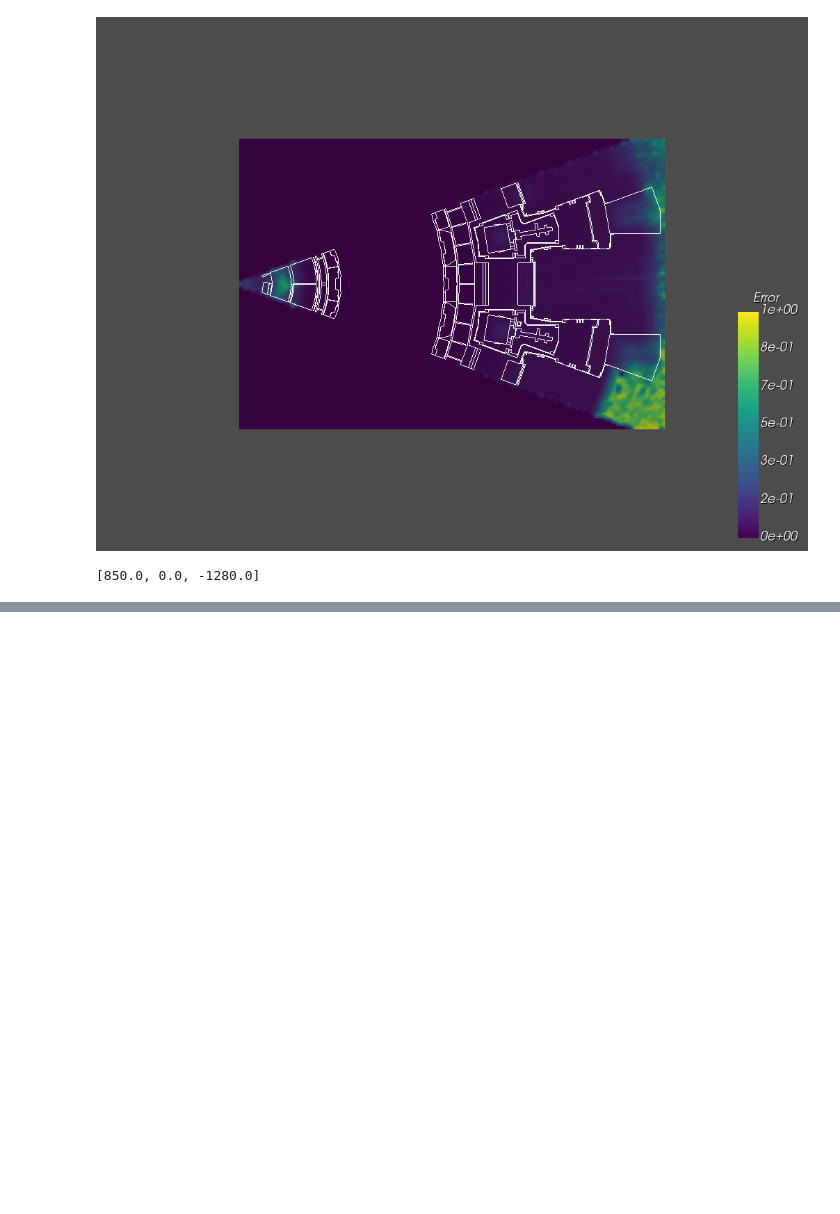
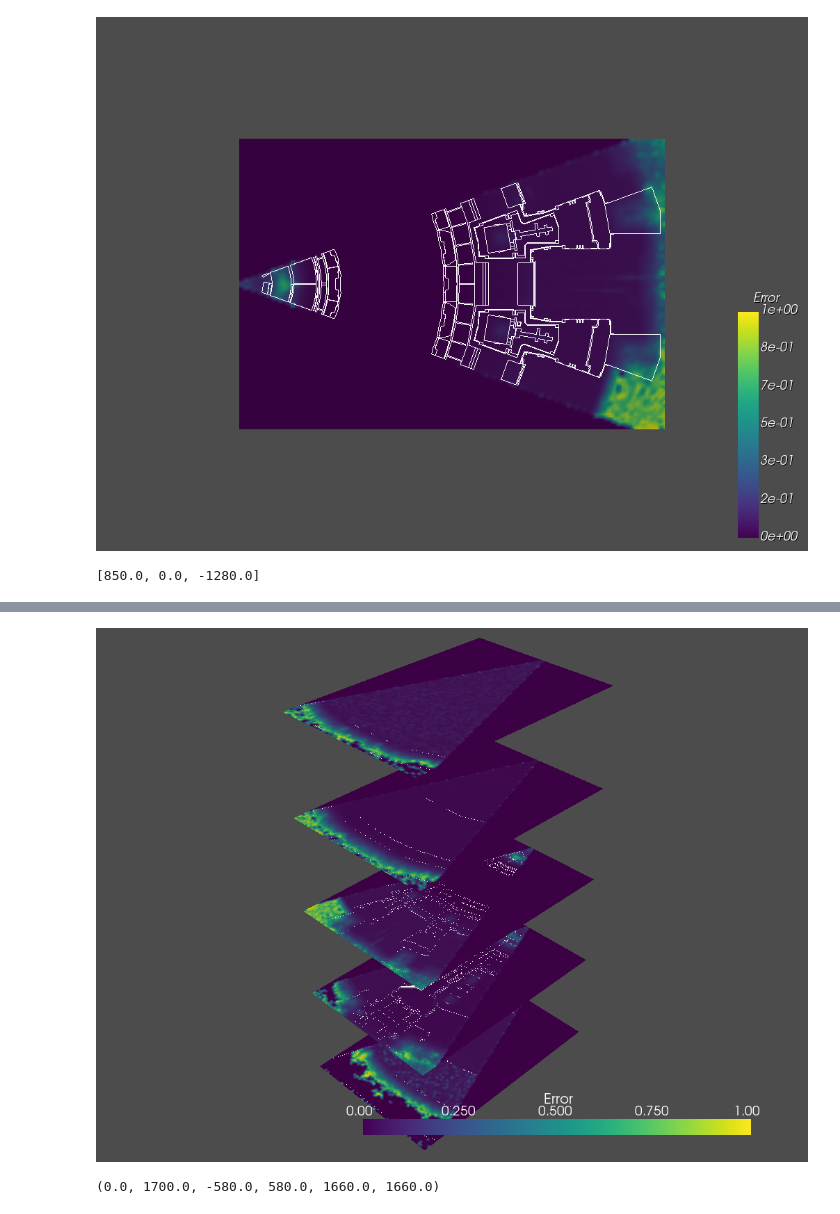
Before and after one commit to Fusion4Energy/F4Enix, a Jupyter notebook: examples/atlas/atlas.ipynb, the cells around one changed output, grey strips where cells are left out. Cells and saved outputs as stored; diff of their text form; code cells hidden in the pictures; blank space fills up the shorter version.

```diff
--- a/examples/atlas/atlas.ipynb
+++ b/examples/atlas/atlas.ipynb
@@ -79,0 +98,18 @@ AttributeError: 'RectilinearGrid' object has no attribute 'mesh'
+# %%
+mesh_slices, stl_slices = atlas.slice_on_axis('z', 5)
+
+p = pv.Plotter()
+# p.add_mesh(mesh_slices[1], scalars='Error')
+# p.add_mesh(mesh, opacity=0.1)
+# p.add_bounding_box()
+for mesh_slice, stl_slice in zip(mesh_slices, stl_slices):
+    p.add_mesh(mesh_slice, scalars= 'Error')
+    p.add_mesh(stl_slice)
+
+p.show(jupyter_backend='static')
+# %% [output]
+[figure, added]
+# %%
+mesh_slice.bounds
+# %% [output]
+(0.0, 1700.0, -580.0, 580.0, 1660.0, 1660.0)
```
Also changed, not shown: parts of 11 cells of this notebook, 6 other files.
